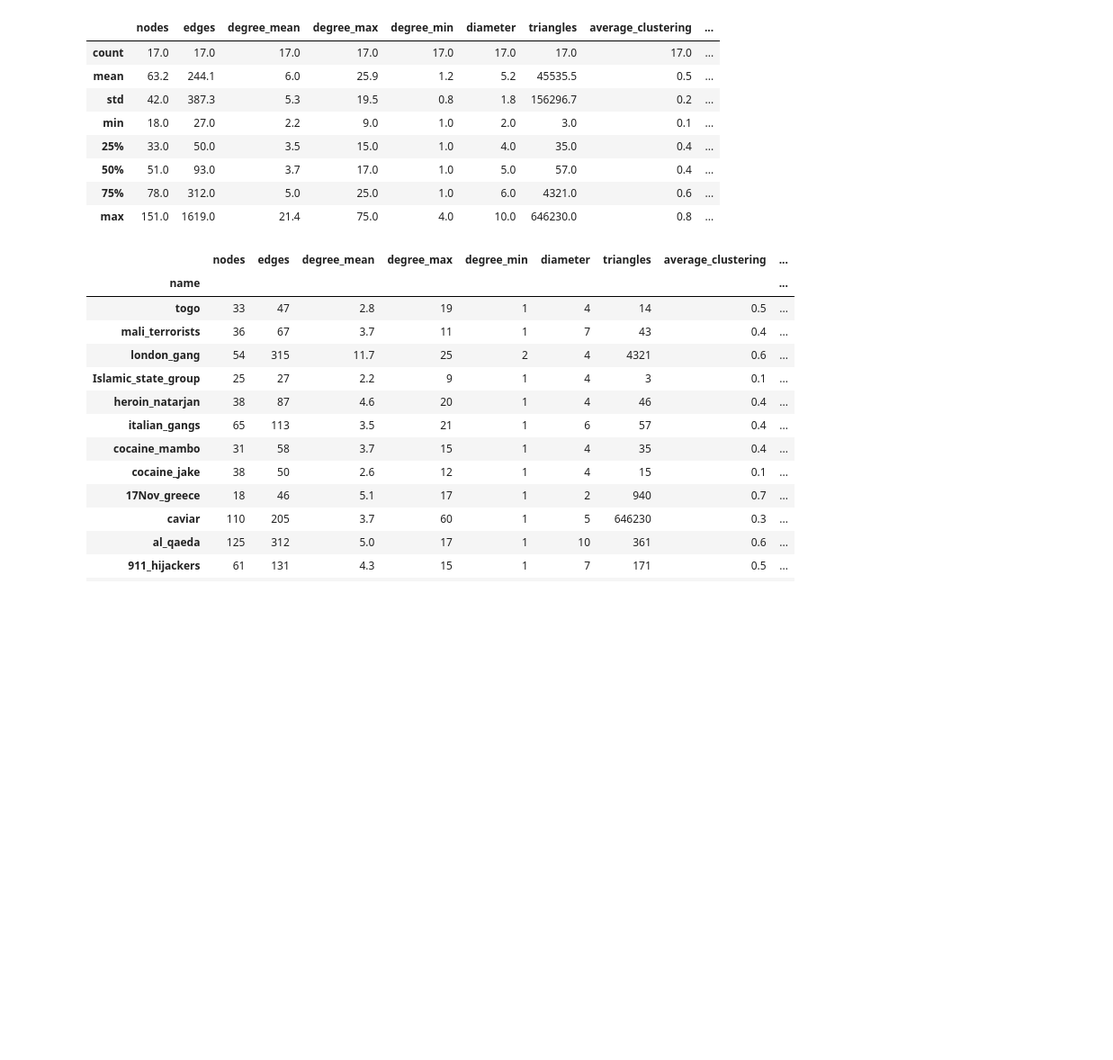
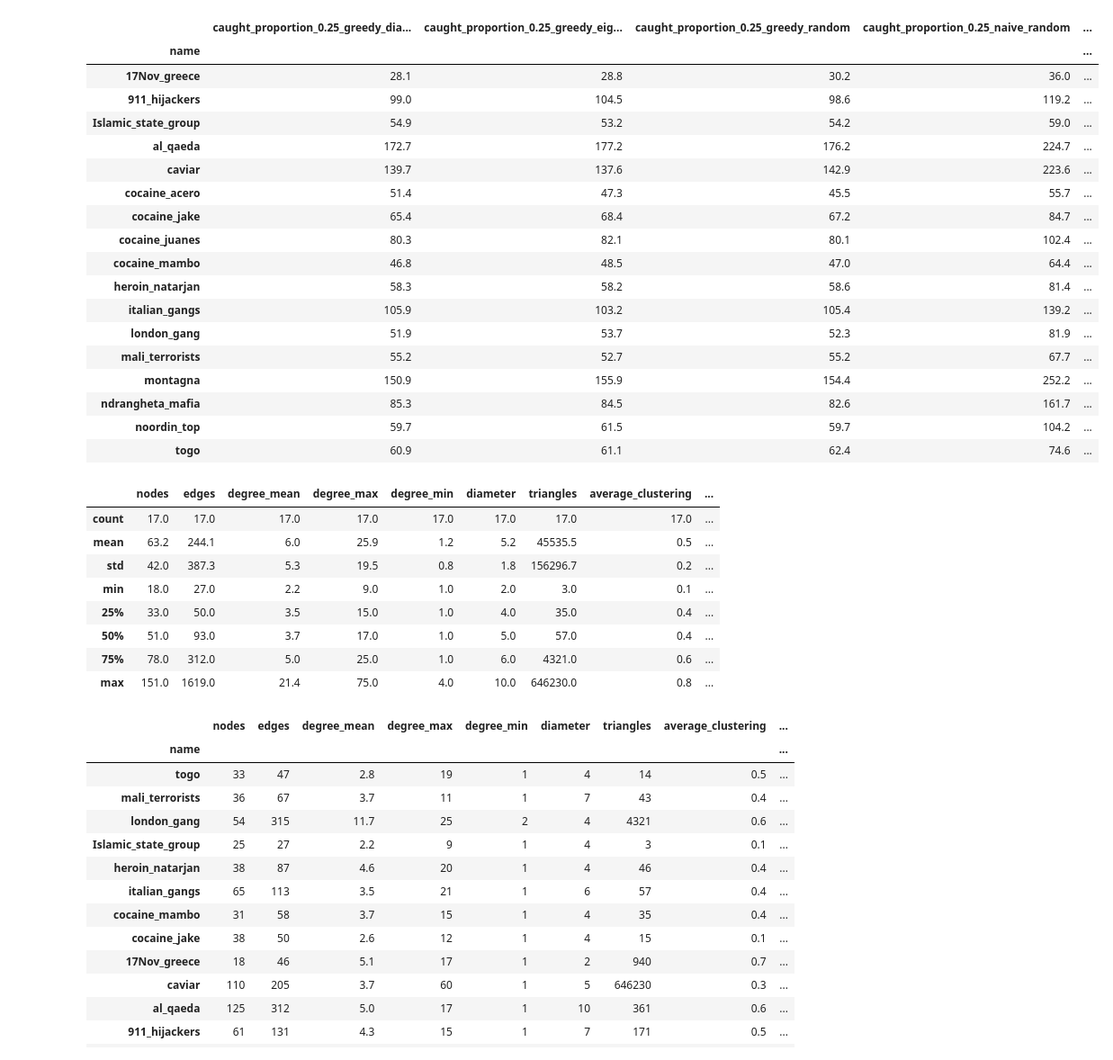
Before and after one commit to clinton0313/network_analysis, a Jupyter notebook: final_project/code/results.ipynb, the cells around one changed output. Shown at 90% size. Drawn from its saved outputs; the diff is of its cells as text; code cells hidden in the pictures; blank space fills up the shorter version.

Commit message:
All results loaded

```diff
--- a/final_project/code/results.ipynb
+++ b/final_project/code/results.ipynb
@@ -21,5 +21,53 @@ strategies = [
     "greedy_eigenvector",
     "greedy_diameter"
 ]
+
+all_strategies = [
+    "naive_random",
+    "greedy_random",
+    "greedy_eigenvector",
+    "greedy_diameter",
+    "max_diameter",
+    "balanced_diameter_1",
+    "balanced_diameter_3",
+    "balanced_diameter_5",
+    "balanced_diameter_7",
+    "balanced_diameter_9"
+]
+# %%
+results = [pd.read_csv(os.path.join(DATADIR, "simul_results", f"{strategy}.csv")) for strategy in all_strategies]
+results = pd.concat(results, ignore_index=True)
+results = results.groupby(["strategy", "group"]).mean().drop(columns="sim")
+results.columns = [c.replace("'", "").replace("(", "").replace(")", "").replace(",", "").replace(" ", "_") for c in results.columns]
+results = (
+    results
+    .loc[:, [col for col in results.columns if "0.25" in col or "1.0" in col]]
+    .unstack(0)
+    .loc[:, lambda df: df.columns.get_level_values(1).isin(strategies)]
+)
+results.columns = results.columns.to_flat_index()
+results.columns = [f"{x[0]}_{x[1]}" for x in results.columns]
+results = results.reset_index().rename({"group": "name"}, axis=1).set_index("name")
+results
+# %% [output]
+|  | caught_proportion_0.25_greedy_dia... | caught_proportion_0.25_greedy_eig... | caught_proportion_0.25_greedy_random | caught_proportion_0.25_naive_random | ... |
+| name |  |  |  |  | ... |
+| 17Nov_greece | 28.1 | 28.8 | 30.2 | 36.0 | ... |
+| 911_hijackers | 99.0 | 104.5 | 98.6 | 119.2 | ... |
+| Islamic_state_group | 54.9 | 53.2 | 54.2 | 59.0 | ... |
+| al_qaeda | 172.7 | 177.2 | 176.2 | 224.7 | ... |
+| caviar | 139.7 | 137.6 | 142.9 | 223.6 | ... |
+| cocaine_acero | 51.4 | 47.3 | 45.5 | 55.7 | ... |
+| cocaine_jake | 65.4 | 68.4 | 67.2 | 84.7 | ... |
+| cocaine_juanes | 80.3 | 82.1 | 80.1 | 102.4 | ... |
+| cocaine_mambo | 46.8 | 48.5 | 47.0 | 64.4 | ... |
+| heroin_natarjan | 58.3 | 58.2 | 58.6 | 81.4 | ... |
+| italian_gangs | 105.9 | 103.2 | 105.4 | 139.2 | ... |
+| london_gang | 51.9 | 53.7 | 52.3 | 81.9 | ... |
+| mali_terrorists | 55.2 | 52.7 | 55.2 | 67.7 | ... |
+| montagna | 150.9 | 155.9 | 154.4 | 252.2 | ... |
+| ndrangheta_mafia | 85.3 | 84.5 | 82.6 | 161.7 | ... |
+| noordin_top | 59.7 | 61.5 | 59.7 | 104.2 | ... |
+| togo | 60.9 | 61.1 | 62.4 | 74.6 | ... |
 # %%
 #Parse tables and reduce the simul data a bit and engineer a few features of the summaries
```
Also changed, not shown: parts of 1 cell of this notebook.
